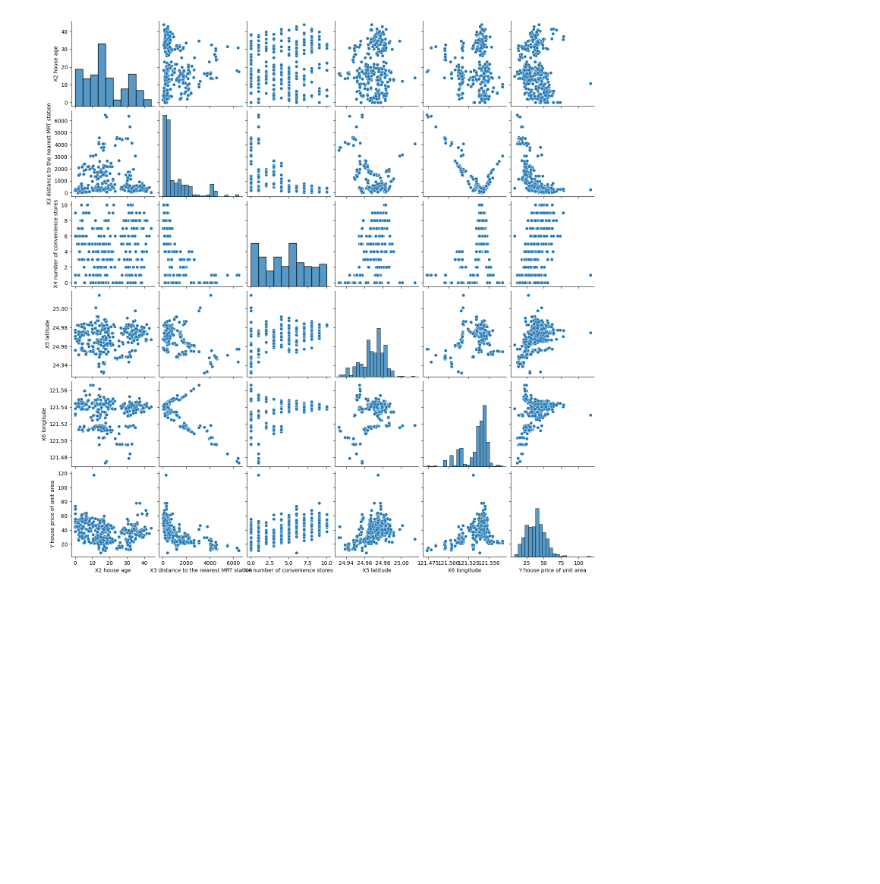
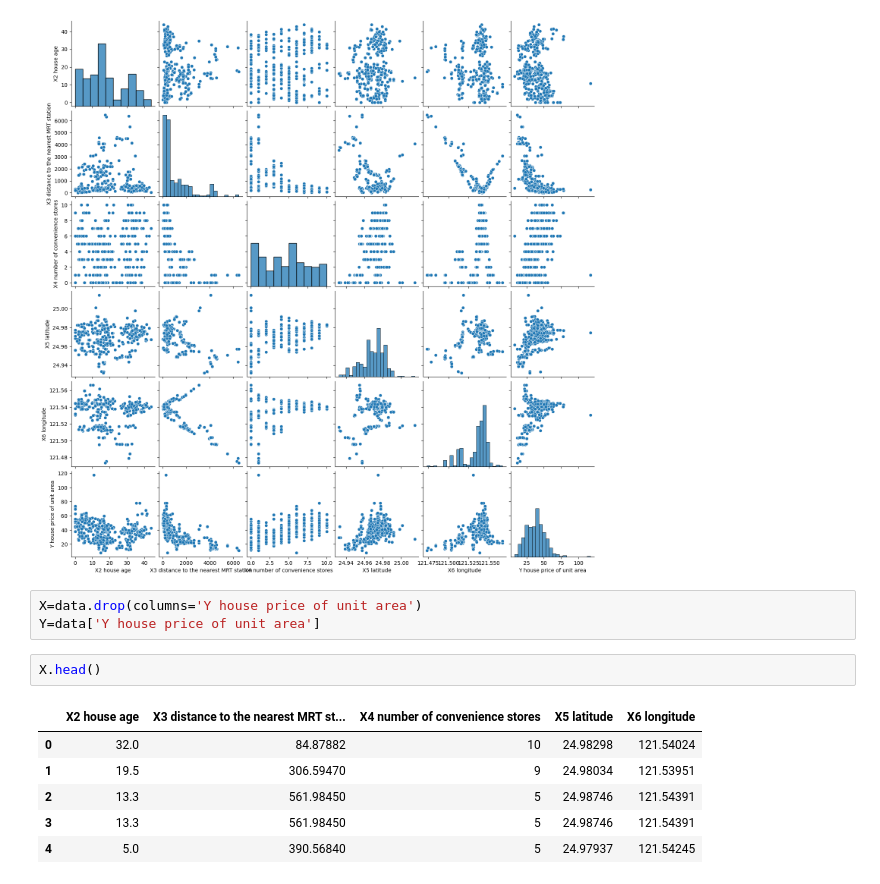
Before and after one commit to Adithyan-mp/ML-Basic-Projects, a Jupyter notebook: Polynomial_REgression/Linear_model.ipynb, the cells around one changed output. Drawn from its saved outputs; the diff is of its cells as text; blank space fills up the shorter version.

```diff
--- a/Polynomial_REgression/Linear_model.ipynb
+++ b/Polynomial_REgression/Linear_model.ipynb
@@ -66,3 +69,15 @@ sns.pairplot(data)
 # %% [output]
 <seaborn.axisgrid.PairGrid at 0x...>
 [figure]
+# %%
+X=data.drop(columns='Y house price of unit area')
+Y=data['Y house price of unit area']
+# %%
+X.head()
+# %% [output]
+|  | X2 house age | X3 distance to the nearest MRT st... | X4 number of convenience stores | X5 latitude | X6 longitude |
+| 0 | 32.0 | 84.87882 | 10 | 24.98298 | 121.54024 |
+| 1 | 19.5 | 306.59470 | 9 | 24.98034 | 121.53951 |
+| 2 | 13.3 | 561.98450 | 5 | 24.98746 | 121.54391 |
+| 3 | 13.3 | 561.98450 | 5 | 24.98746 | 121.54391 |
+| 4 | 5.0 | 390.56840 | 5 | 24.97937 | 121.54245 |
```
Also changed, not shown: parts of 21 cells of this notebook, 1 other file.
